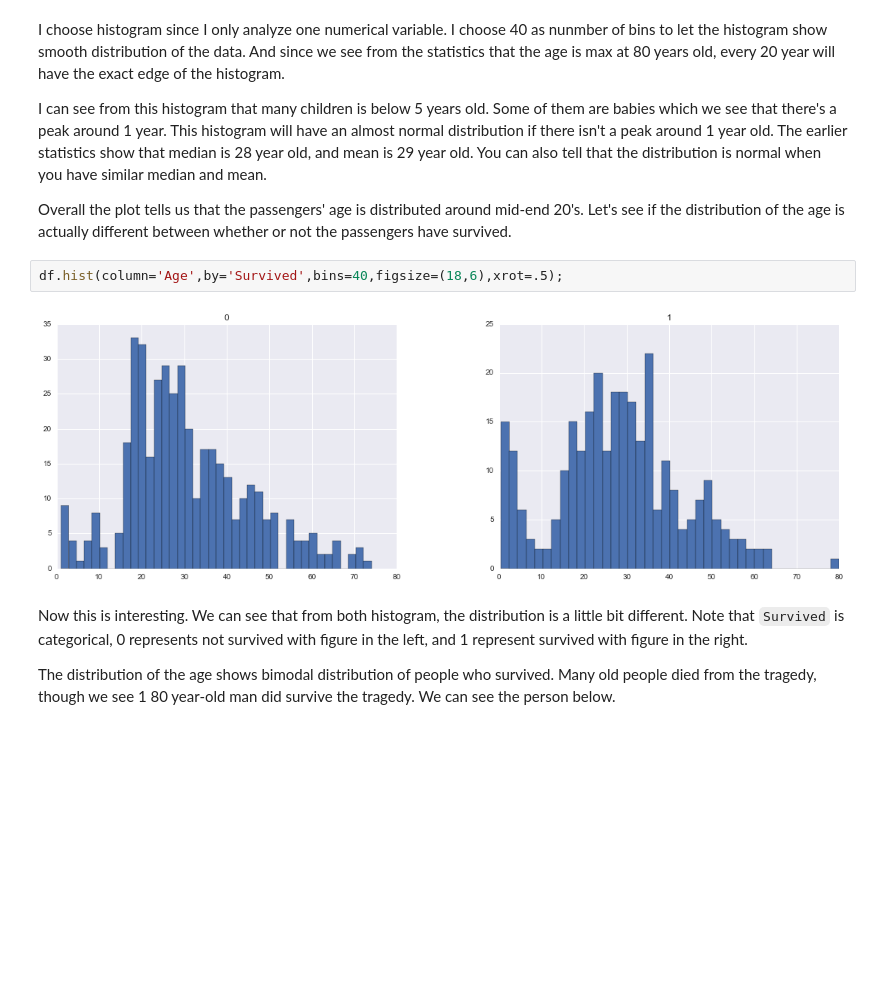
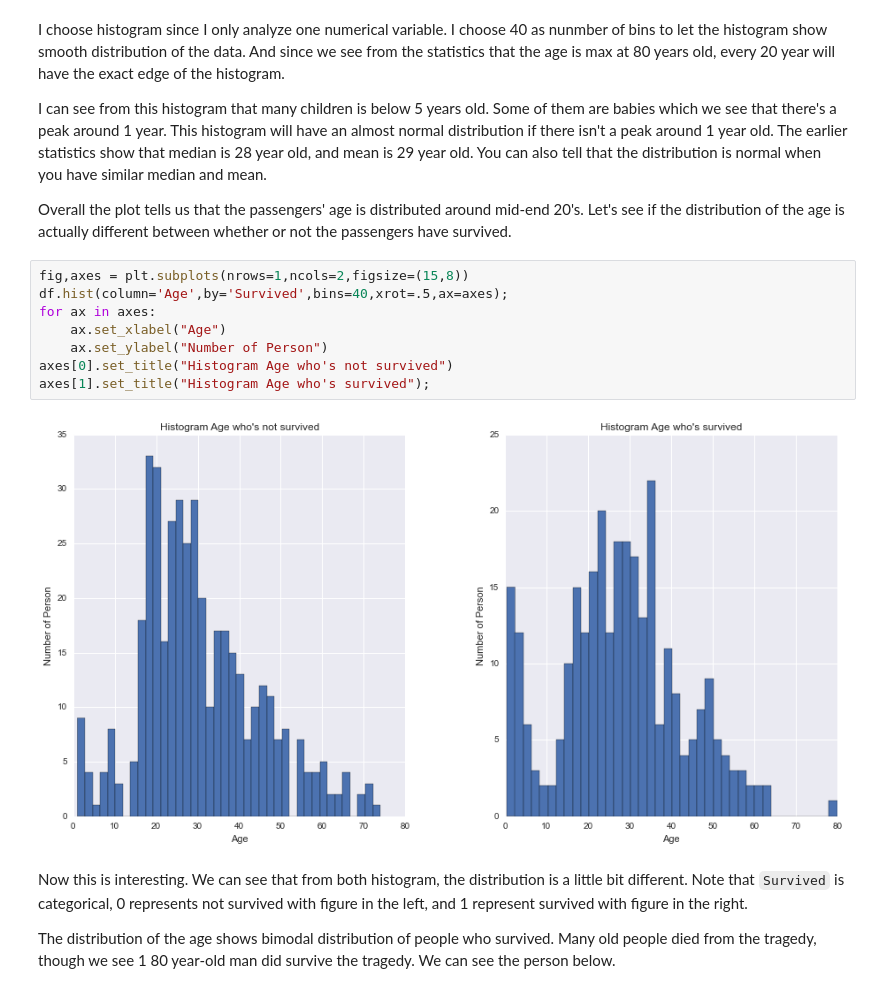
Before and after one commit to napjon/ds-nd, a Jupyter notebook: p2-introds/titanic/titanic.ipynb, the cells around one changed output. Cells and saved outputs as stored; diff of their text form; blank space fills up the shorter version.

```diff
--- a/p2-introds/titanic/titanic.ipynb
+++ b/p2-introds/titanic/titanic.ipynb
@@ -102,10 +102,16 @@ I choose histogram since I only analyze one numerical variable. I choose 40 as n
 I can see from this histogram that many children is below 5 years old. Some of them are babies which we see that there's a peak around 1 year. This histogram will have an almost normal distribution if there isn't a peak around 1 year old. The earlier statistics show that median is 28 year old, and mean is 29 year old. You can also tell that the distribution is normal when you have similar median and mean.
 
 Overall the plot tells us that the passengers' age is distributed around mid-end 20's. Let's see if the distribution of the age is actually different between whether or not the passengers have survived.
-# %%
-df.hist(column='Age',by='Survived',bins=40,figsize=(18,6),xrot=.5);
-# %% [output]
-[figure, removed]
+# %%
+fig,axes = plt.subplots(nrows=1,ncols=2,figsize=(15,8))
+df.hist(column='Age',by='Survived',bins=40,xrot=.5,ax=axes);
+for ax in axes:
+    ax.set_xlabel("Age")
+    ax.set_ylabel("Number of Person")
+axes[0].set_title("Histogram Age who's not survived")
+axes[1].set_title("Histogram Age who's survived");
+# %% [output]
+[figure, added]
 # %% [markdown]
 Now this is interesting. We can see that from both histogram, the distribution is a little bit different. Note that `Survived` is categorical, 0 represents not survived with figure in the left, and 1 represent survived with figure in the right.
 
```
Also changed, not shown: parts of 5 cells of this notebook.
